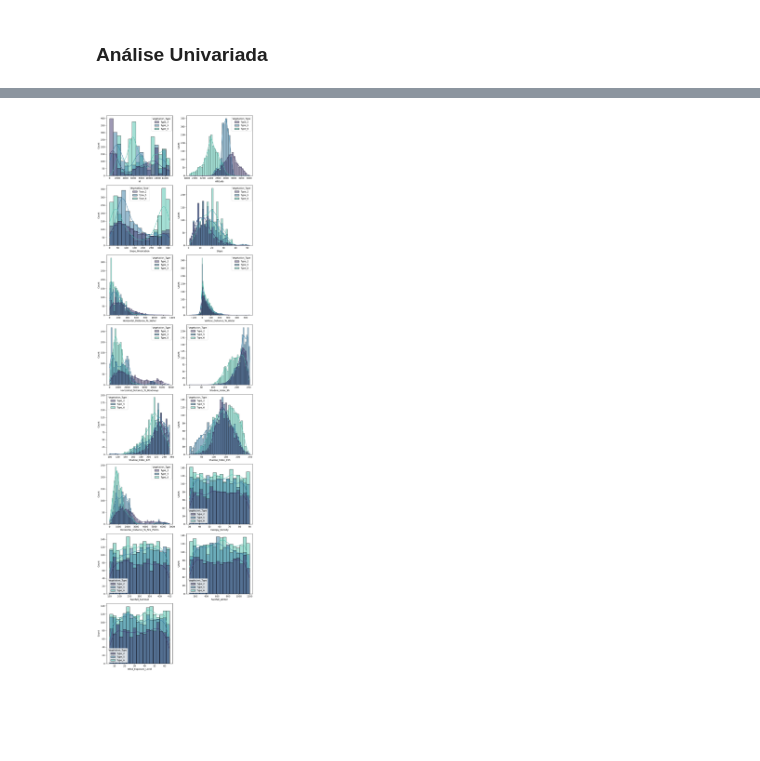
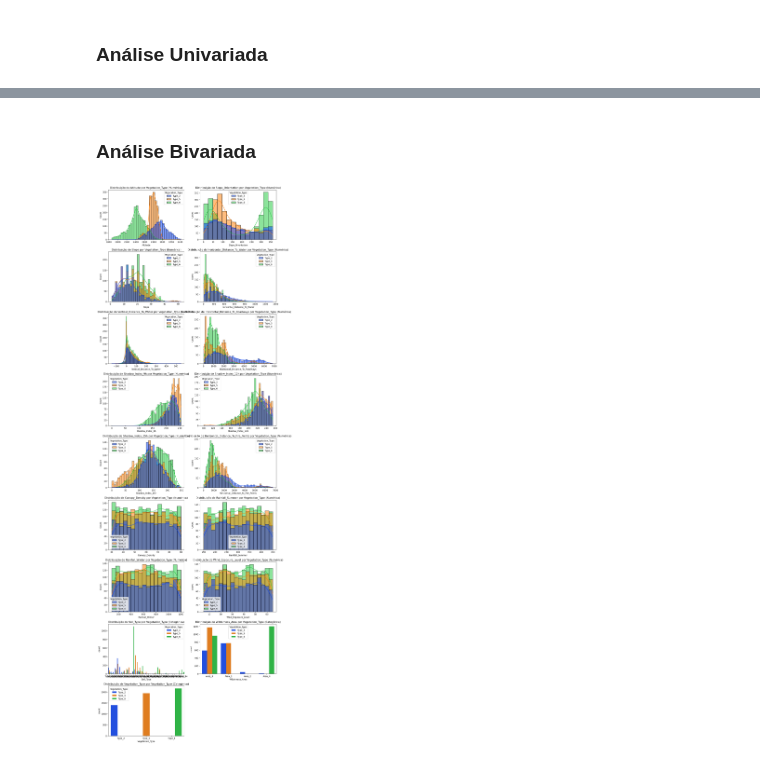
Before and after one commit to pedrocc03/APRAU_24_25_G23, a Jupyter notebook: Trabalho.ipynb, the cells around one changed output, grey strips where cells are left out. Saved outputs shown, nothing was run; the diff lists cells and outputs as text; code cells hidden in the pictures; blank space fills up the shorter version.

Commit message:
Análise Exploratória - Finalizada / Introdução à Aplicação de Métodos

```diff
--- a/Trabalho.ipynb
+++ b/Trabalho.ipynb
@@ -176,6 +176,8 @@ Soil_Type                               35
 Wilderness_Area                          4
 Vegetation_Type                          3
 dtype: int64
+# %%
+df_all = df_all.drop(['Id'],axis=1)
 # %%
 # Função para verificar NaNs e Outliers
 def check_nans_outliers(df, class_name):
@@ -267,7 +269,7 @@ atributo_objetivo = ['Type_2', 'Type_5', 'Type_6']
 # Aplicação da função para remover os outliers das combinações da classe objetivo e atributos preditivos
 df_all_sem_outliers = remover_outliers(df_all, atributo_objetivo, numericFeatures)
 # %%
-rows = 8
+rows = 7
 colunms = 2
 
 plt.figure(figsize=(25, 70))
@@ -275,7 +277,7 @@ plt.figure(figsize=(25, 70))
 for i, features in enumerate(numericFeatures):
 
     plt.subplot(rows, colunms, i+1)
-    sns.boxplot(data=df_all_sem_outliers, x='Vegetation_Type', y=features, palette="mako")
+    sns.boxplot(data=df_all_sem_outliers, x='Vegetation_Type', y=features, palette="bright")
 
 plt.tight_layout()
 plt.show()
@@ -351,2 +348,19 @@ Caso os outliers sejam erros de medição, manter pode afetar as análises.
 # %% [markdown]
 ### Análise Univariada
+# %%
+from sklearn.preprocessing import LabelEncoder
+
+# Criar uma cópia do DataFrame
+df_encoded = df_all.copy()
+
+label_encoder = LabelEncoder()
+
+# Lista de variáveis categóricas
+categoricalFeatures = ['Vegetation_Type', 'Soil_Type', 'Wilderness_Area']
+
+# Aplicar o LabelEncoder em cada variável categórica
+for feature in categoricalFeatures:
+    df_encoded[feature] = label_encoder.fit_transform(df_encoded[feature])
+
+# Nova lista de variáveis numéricas, incluindo as categóricas agora codificadas
+numericFeatures_encoder = list(df_encoded.select_dtypes(include=[np.number]).columns)
@@ -353,16 +393,30 @@ Caso os outliers sejam erros de medição, manter pode afetar as análises.
+# %% [markdown]
+### Análise Bivariada
 # %%
 # Verificação da distribuição de cada classe do atributo objetivo
-# relativamente a cada atributo preditivo, através de Histogramas
-plt.figure(figsize=(10, 35))
+# relativamente a cada atributo preditivo
 
-n_rows = 8
+n_rows = 10
 n_cols = 2
 
-for i, feature in enumerate(numericFeatures):
+# Definir o tamanho da figura
+plt.figure(figsize=(12, 40))
+
+# Loop para gerar gráficos bivariados para todas as variáveis
+for i, feature in enumerate(numericFeatures_encoder):
     plt.subplot(n_rows, n_cols, i + 1)
-    sns.histplot(data=df_all, x=feature, hue='Vegetation_Type', kde=True, common_norm=False, palette="mako")
+
+    # Verificar se a variável é categórica ou numérica
+    if feature in categoricalFeatures:
+        # Gráfico de barras para variáveis categóricas com hue
+        sns.countplot(data=df_all, x=feature, hue='Vegetation_Type', palette="bright")
+        plt.title(f"Distribuição de {feature} por Vegetation_Type (Categórica)")
+    else:
+        # Histograma para variáveis numéricas com hue
+        sns.histplot(data=df_all, x=feature, hue='Vegetation_Type', kde=True, common_norm=False, palette="bright")
+        plt.title(f"Distribuição de {feature} por Vegetation_Type (Numérica)")
 
 plt.tight_layout()
 plt.show()
 # %% [output]
-[figure, old version]
+[figure, new version]
```
Also changed, not shown: parts of 12 cells of this notebook.
